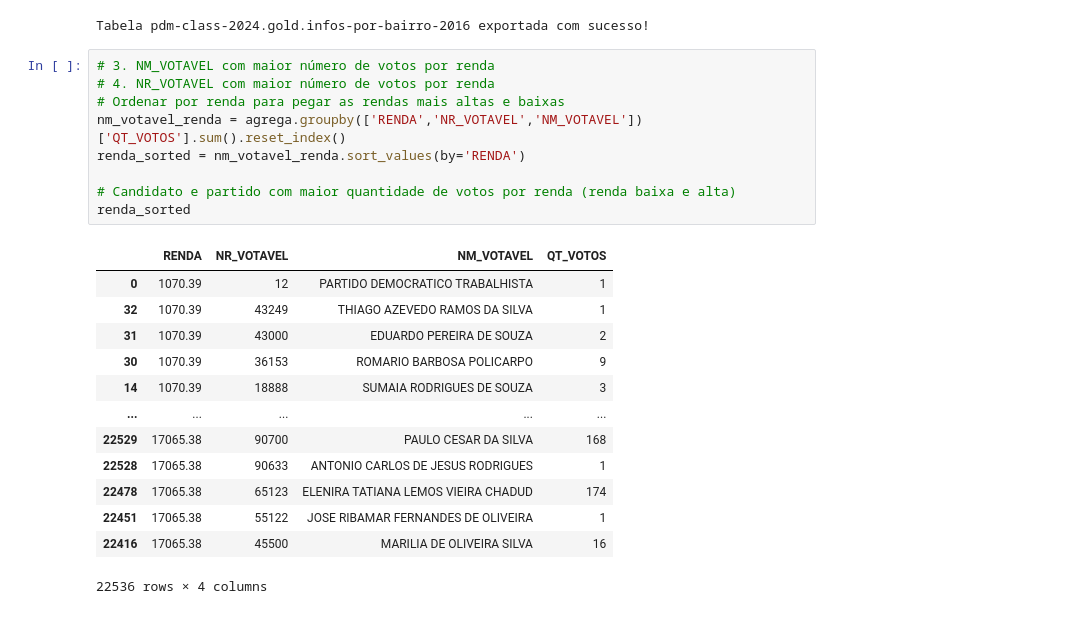
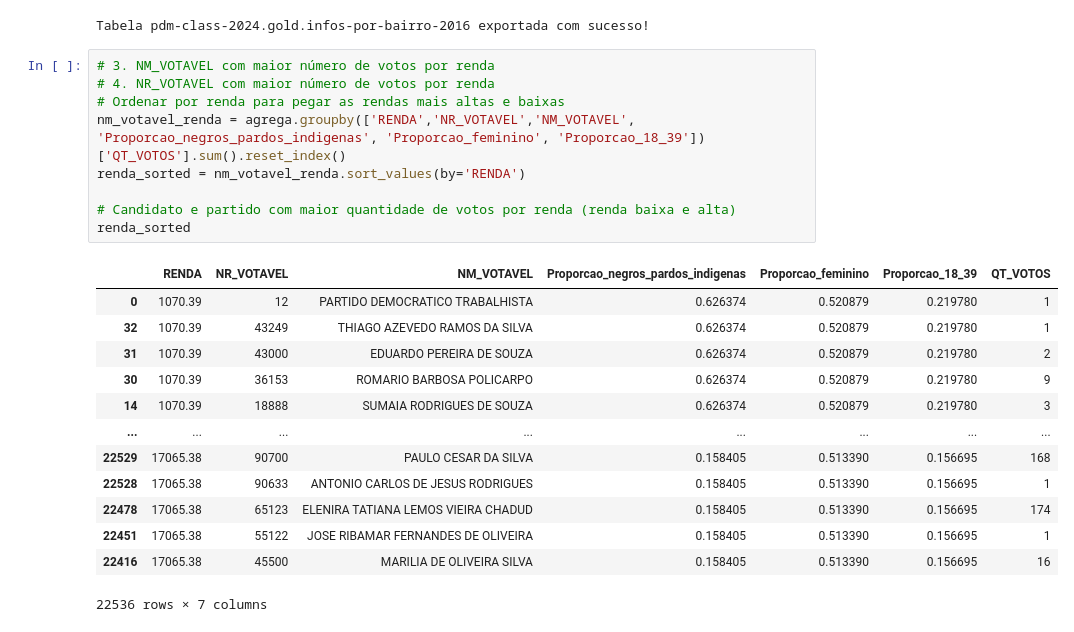
Before and after one commit to LisandraMoura/pipeline-dados-PDM, a Jupyter notebook: dataproc/gold_2016.ipynb, the cells around one changed output. Cells and saved outputs as stored; diff of their text form.

```diff
--- a/dataproc/gold_2016.ipynb
+++ b/dataproc/gold_2016.ipynb
@@ -49,26 +55,26 @@ Tabela pdm-class-2024.gold.infos-por-bairro-2016 exportada com sucesso!
 # %%
 # 3. NM_VOTAVEL com maior número de votos por renda
 # 4. NR_VOTAVEL com maior número de votos por renda
 # Ordenar por renda para pegar as rendas mais altas e baixas
-nm_votavel_renda = agrega.groupby(['RENDA','NR_VOTAVEL','NM_VOTAVEL'])['QT_VOTOS'].sum().reset_index()
+nm_votavel_renda = agrega.groupby(['RENDA','NR_VOTAVEL','NM_VOTAVEL', 'Proporcao_negros_pardos_indigenas', 'Proporcao_feminino', 'Proporcao_18_39'])['QT_VOTOS'].sum().reset_index()
 renda_sorted = nm_votavel_renda.sort_values(by='RENDA')
 
 # Candidato e partido com maior quantidade de votos por renda (renda baixa e alta)
 renda_sorted
 # %% [output]
-|  | RENDA | NR_VOTAVEL | NM_VOTAVEL | QT_VOTOS |
-| 0 | 1070.39 | 12 | PARTIDO DEMOCRATICO TRABALHISTA | 1 |
-| 32 | 1070.39 | 43249 | THIAGO AZEVEDO RAMOS DA SILVA | 1 |
-| 31 | 1070.39 | 43000 | EDUARDO PEREIRA DE SOUZA | 2 |
-| 30 | 1070.39 | 36153 | ROMARIO BARBOSA POLICARPO | 9 |
-| 14 | 1070.39 | 18888 | SUMAIA RODRIGUES DE SOUZA | 3 |
-| ... | ... | ... | ... | ... |
-| 22529 | 17065.38 | 90700 | PAULO CESAR DA SILVA | 168 |
-| 22528 | 17065.38 | 90633 | ANTONIO CARLOS DE JESUS RODRIGUES | 1 |
-| 22478 | 17065.38 | 65123 | ELENIRA TATIANA LEMOS VIEIRA CHADUD | 174 |
-| 22451 | 17065.38 | 55122 | JOSE RIBAMAR FERNANDES DE OLIVEIRA | 1 |
-| 22416 | 17065.38 | 45500 | MARILIA DE OLIVEIRA SILVA | 16 |
+|  | RENDA | NR_VOTAVEL | NM_VOTAVEL | Proporcao_negros_pardos_indigenas | Proporcao_feminino | Proporcao_18_39 | QT_VOTOS |
+| 0 | 1070.39 | 12 | PARTIDO DEMOCRATICO TRABALHISTA | 0.626374 | 0.520879 | 0.219780 | 1 |
+| 32 | 1070.39 | 43249 | THIAGO AZEVEDO RAMOS DA SILVA | 0.626374 | 0.520879 | 0.219780 | 1 |
+| 31 | 1070.39 | 43000 | EDUARDO PEREIRA DE SOUZA | 0.626374 | 0.520879 | 0.219780 | 2 |
+| 30 | 1070.39 | 36153 | ROMARIO BARBOSA POLICARPO | 0.626374 | 0.520879 | 0.219780 | 9 |
+| 14 | 1070.39 | 18888 | SUMAIA RODRIGUES DE SOUZA | 0.626374 | 0.520879 | 0.219780 | 3 |
+| ... | ... | ... | ... | ... | ... | ... | ... |
+| 22529 | 17065.38 | 90700 | PAULO CESAR DA SILVA | 0.158405 | 0.513390 | 0.156695 | 168 |
+| 22528 | 17065.38 | 90633 | ANTONIO CARLOS DE JESUS RODRIGUES | 0.158405 | 0.513390 | 0.156695 | 1 |
+| 22478 | 17065.38 | 65123 | ELENIRA TATIANA LEMOS VIEIRA CHADUD | 0.158405 | 0.513390 | 0.156695 | 174 |
+| 22451 | 17065.38 | 55122 | JOSE RIBAMAR FERNANDES DE OLIVEIRA | 0.158405 | 0.513390 | 0.156695 | 1 |
+| 22416 | 17065.38 | 45500 | MARILIA DE OLIVEIRA SILVA | 0.158405 | 0.513390 | 0.156695 | 16 |
-22536 rows × 4 columns
+22536 rows × 7 columns
 # %%
 from google.cloud import bigquery
 import pandas as pd
```
Also changed, not shown: parts of 3 cells of this notebook, 12 other files.
